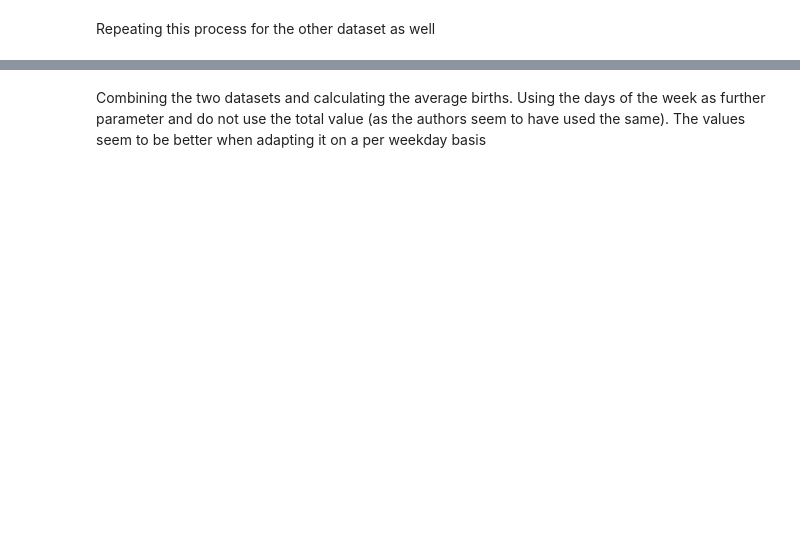
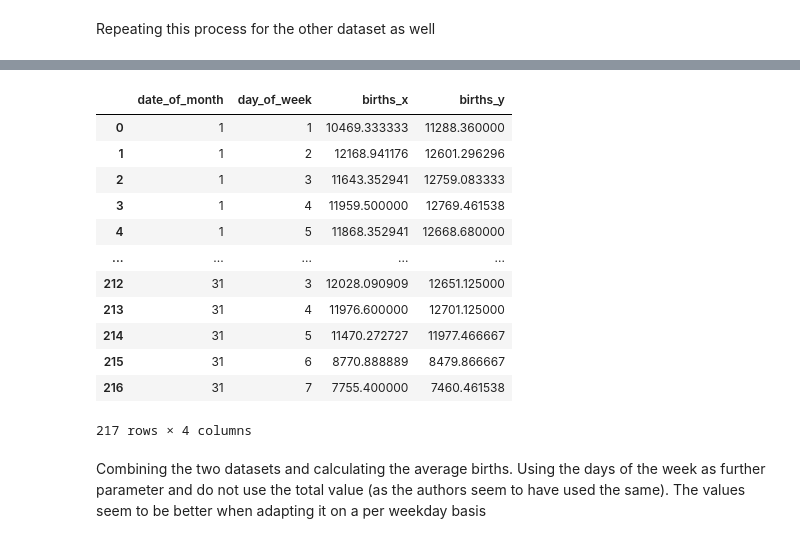
Before and after one commit to MoritzStaudinger/DataNarrativeCritique, a Jupyter notebook: IS457_Ex2_Group_1.ipynb, the cells around one changed output, grey strips where cells are left out. Saved outputs shown, nothing was run; the diff lists cells and outputs as text; code cells hidden in the pictures; blank space fills up the shorter version.

```diff
--- a/IS457_Ex2_Group_1.ipynb
+++ b/IS457_Ex2_Group_1.ipynb
@@ -66,0 +57,23 @@ df_ssa # 9 rows to delete
+# %%
+#Removing Thanksgiving to try something for the oddness of the second plot
+# sadly does not change anything
+#Skip this block if you dont want to try that
+print(df_ssa.shape)
+print(df_nchs.shape)
+
+df_ssa=df_ssa[~((df_ssa["month"]==11) & (df_ssa["date_of_month"]==22) & (df_ssa["day_of_week"]==4))]
+df_ssa=df_ssa[~((df_ssa["month"]==11) & (df_ssa["date_of_month"]==23) & (df_ssa["day_of_week"]==4))]
+df_ssa=df_ssa[~((df_ssa["month"]==11) & (df_ssa["date_of_month"]==24) & (df_ssa["day_of_week"]==4))]
+df_ssa=df_ssa[~((df_ssa["month"]==11) & (df_ssa["date_of_month"]==25) & (df_ssa["day_of_week"]==4))]
+df_ssa=df_ssa[~((df_ssa["month"]==11) & (df_ssa["date_of_month"]==26) & (df_ssa["day_of_week"]==4))]
+df_ssa=df_ssa[~((df_ssa["month"]==11) & (df_ssa["date_of_month"]==27) & (df_ssa["day_of_week"]==4))]
+df_ssa=df_ssa[~((df_ssa["month"]==11) & (df_ssa["date_of_month"]==28) & (df_ssa["day_of_week"]==4))]
+df_nchs=df_nchs[~((df_nchs["month"]==11) & (df_nchs["date_of_month"]==22) & (df_nchs["day_of_week"]==4))]
+df_nchs=df_nchs[~((df_nchs["month"]==11) & (df_nchs["date_of_month"]==23) & (df_nchs["day_of_week"]==4))]
+df_nchs=df_nchs[~((df_nchs["month"]==11) & (df_nchs["date_of_month"]==24) & (df_nchs["day_of_week"]==4))]
+df_nchs=df_nchs[~((df_nchs["month"]==11) & (df_nchs["date_of_month"]==25) & (df_nchs["day_of_week"]==4))]
+df_nchs=df_nchs[~((df_nchs["month"]==11) & (df_nchs["date_of_month"]==26) & (df_nchs["day_of_week"]==4))]
+df_nchs=df_nchs[~((df_nchs["month"]==11) & (df_nchs["date_of_month"]==27) & (df_nchs["day_of_week"]==4))]
+df_nchs=df_nchs[~((df_nchs["month"]==11) & (df_nchs["date_of_month"]==28) & (df_nchs["day_of_week"]==4))]
+print(df_ssa.shape)
+print(df_nchs.shape)
@@ -112,3 +125,20 @@ print(average_births_6_20_nchs)
+# %%
+births_per_day_and_weekday = births_per_day_and_weekday_nchs.merge(births_per_day_and_weekday_ssa, on=["date_of_month","day_of_week"] )
+births_per_day_and_weekday
+# %% [output]
+|  | date_of_month | day_of_week | births_x | births_y |
+| 0 | 1 | 1 | 10469.333333 | 11288.360000 |
+| 1 | 1 | 2 | 12168.941176 | 12601.296296 |
+| 2 | 1 | 3 | 11643.352941 | 12759.083333 |
+| 3 | 1 | 4 | 11959.500000 | 12769.461538 |
+| 4 | 1 | 5 | 11868.352941 | 12668.680000 |
+| ... | ... | ... | ... | ... |
+| 212 | 31 | 3 | 12028.090909 | 12651.125000 |
+| 213 | 31 | 4 | 11976.600000 | 12701.125000 |
+| 214 | 31 | 5 | 11470.272727 | 11977.466667 |
+| 215 | 31 | 6 | 8770.888889 | 8479.866667 |
+| 216 | 31 | 7 | 7755.400000 | 7460.461538 |
+217 rows × 4 columns
 # %% [markdown]
 Combining the two datasets and calculating the average births.
 Using the days of the week as further parameter and do not use the total value (as the authors seem to have used the same). The values seem to be better when adapting it on a per weekday basis
```
Also changed, not shown: parts of 14 cells of this notebook.
